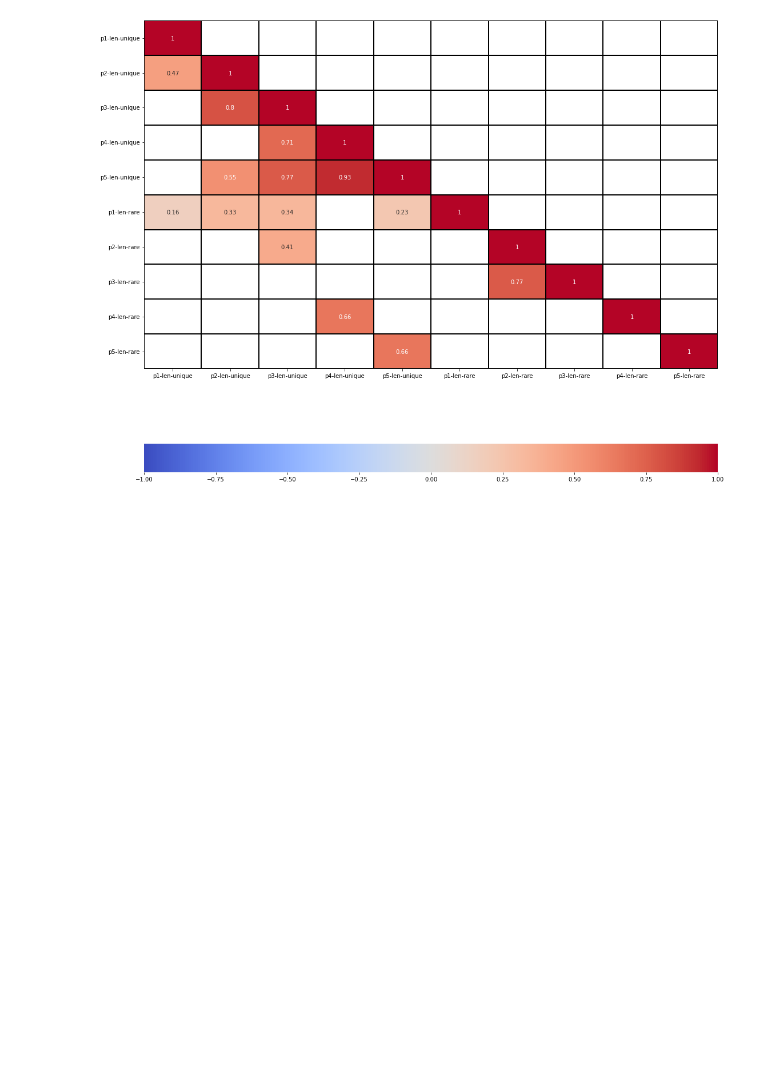
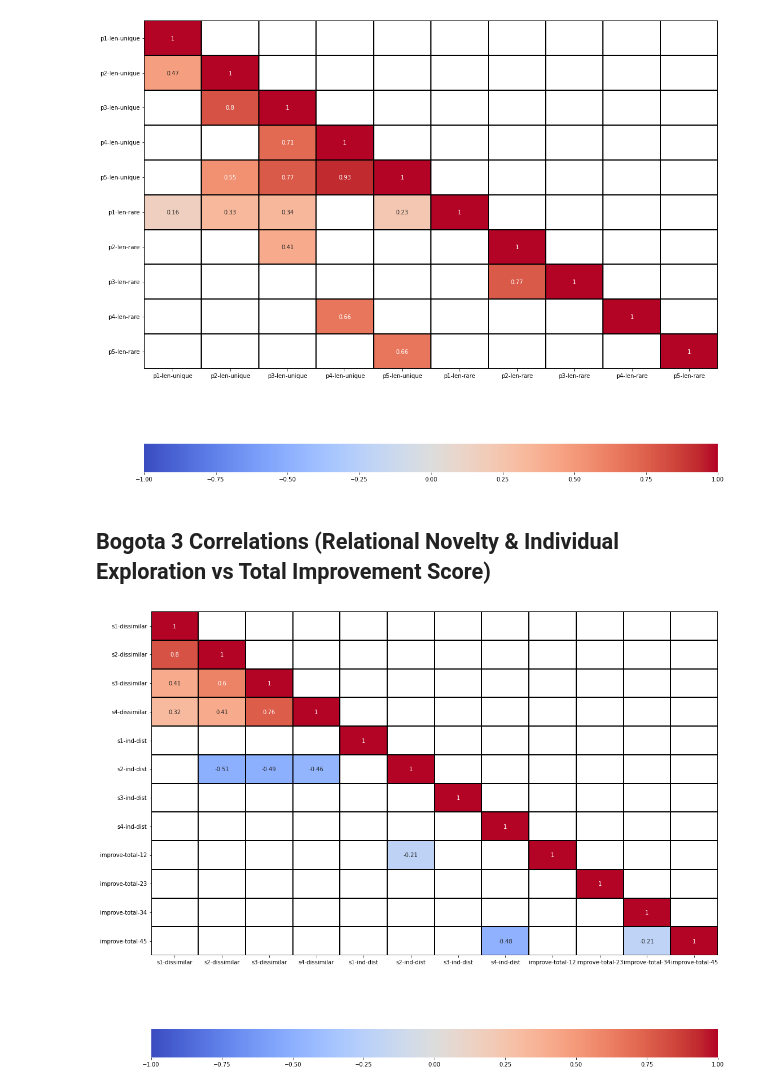
Before and after one commit to ironhacks/spring-2017-analysis, a Jupyter notebook: spring-2017/script/analysis/10-Correlation-Between-Innovation-Variables.ipynb, the cells around one changed output. Drawn from its saved outputs; the diff is of its cells as text; code cells hidden in the pictures; blank space fills up the shorter version.

```diff
--- a/spring-2017/script/analysis/10-Correlation-Between-Innovation-Variables.ipynb
+++ b/spring-2017/script/analysis/10-Correlation-Between-Innovation-Variables.ipynb
@@ -494,3 +510,18 @@ mask = np.invert(np.tril(p_values<0.05))    # mask - only get significant corr
 plot_cor_matrix(corr,mask)
 # %% [output]
 [figure]
+# %% [markdown]
+## Bogota 3 Correlations (Relational Novelty & Individual Exploration vs Total Improvement Score)
+# %%
+dfs = [stage1_bogota3_high_similarity[['user2', 's1-dissimilar']], stage2_bogota3_high_similarity[['user2', 's2-dissimilar']],  stage3_bogota3_high_similarity[['user2', 's3-dissimilar']],  stage4_bogota3_high_similarity[['user2', 's4-dissimilar']],
+       phase12_bogota3[['user2', 's1-ind-dist']], phase23_bogota3[['user2', 's2-ind-dist']], phase34_bogota3[['user2', 's3-ind-dist']], phase45_bogota3[['user2', 's4-ind-dist']],
+       phase12_total_bogota3[['user2', 'improve-total-12']], phase23_total_bogota3[['user2', 'improve-total-23']], phase34_total_bogota3[['user2', 'improve-total-34']], phase45_total_bogota3[['user2', 'improve-total-45']]]
+df_final = functools.reduce(lambda left, right: pd.merge(left,right,on='user2'), dfs)
+bogota3_performance_metrics = df_final.drop('user2', axis=1)
+# %%
+corr = bogota3_performance_metrics.corr(method='spearman')                            # get correlation
+p_values = corr_sig(bogota3_performance_metrics)                     # get p-Value
+mask = np.invert(np.tril(p_values<0.05))    # mask - only get significant corr
+plot_cor_matrix(corr,mask)
+# %% [output]
+[figure, added]
```
Also changed, not shown: parts of 7 cells of this notebook, 10 other files.
